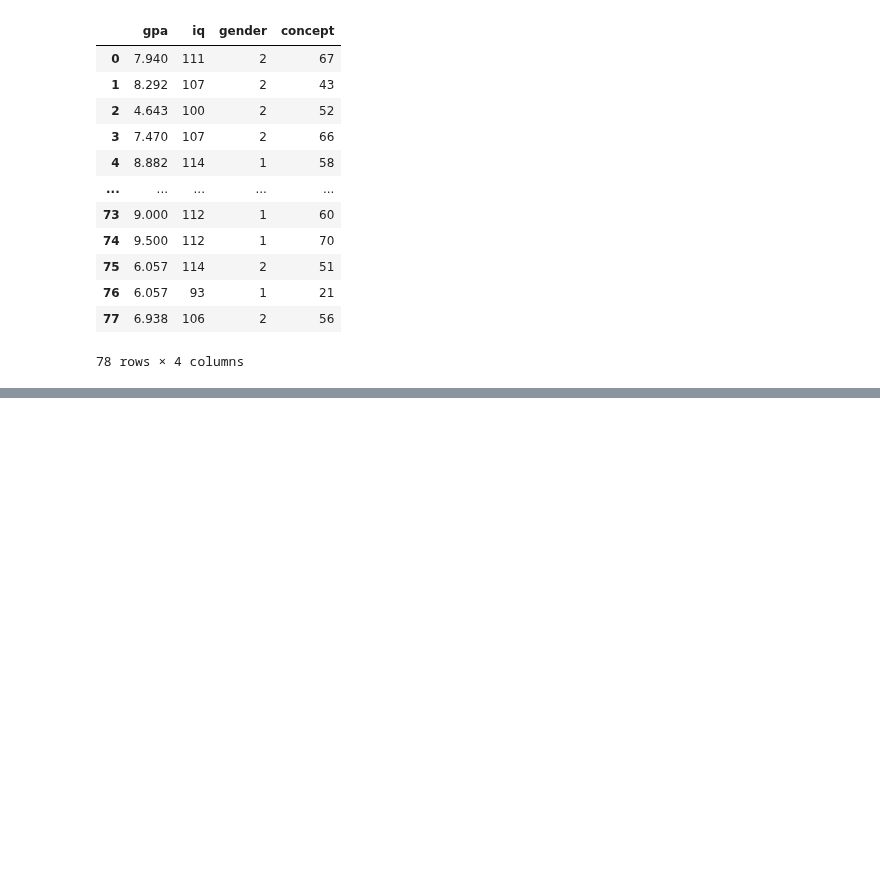
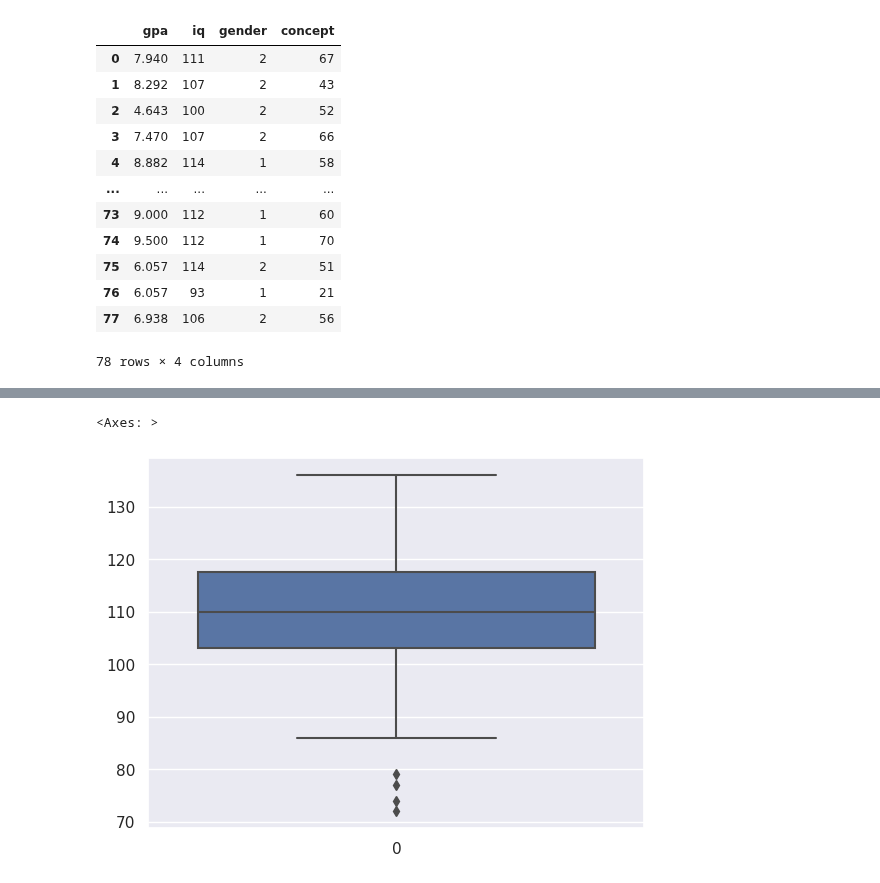
Before and after one commit to LaxmiVatsalyaDaita/Kaggle, a Jupyter notebook: gpa-linear-regression.ipynb, the cells around one changed output, grey strips where cells are left out. Saved outputs shown, nothing was run; the diff lists cells and outputs as text; code cells hidden in the pictures; blank space fills up the shorter version.

```diff
--- a/gpa-linear-regression.ipynb
+++ b/gpa-linear-regression.ipynb
@@ -68,0 +113,5 @@ data
+# %%
+sns.boxplot(data['iq'])
+# %% [output]
+<Axes: >
+[figure, added]
```
Also changed, not shown: parts of 13 cells of this notebook.
